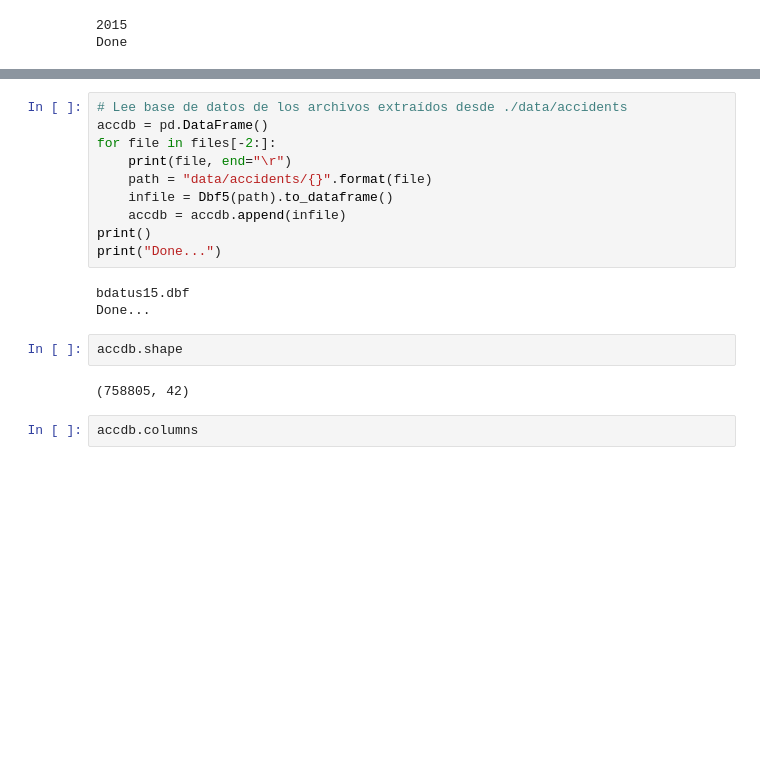
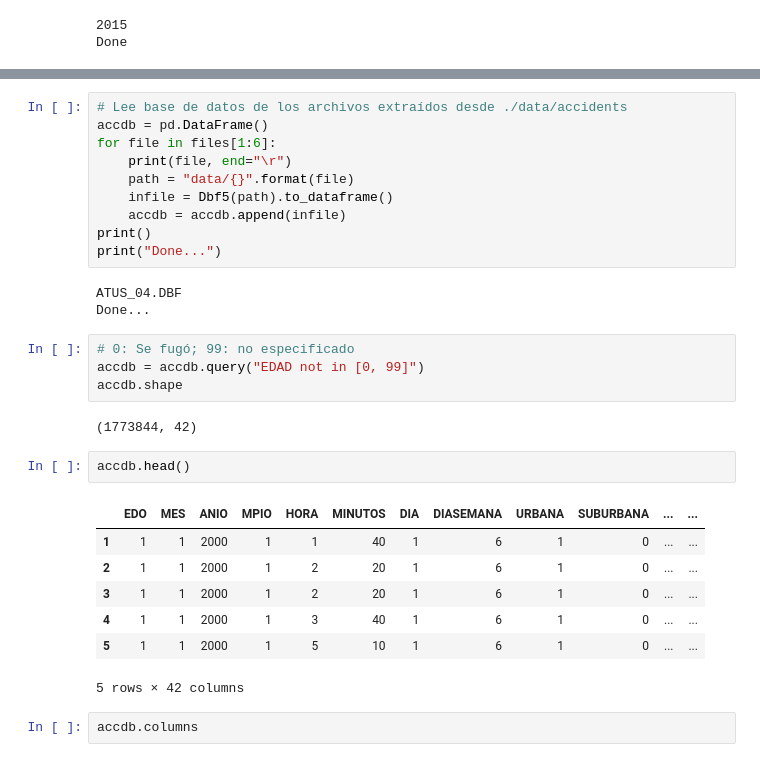
Before and after one commit to gerdm/machine_learning, a Jupyter notebook: analyses/pandas_analysis.ipynb, the cells around one changed output, grey strips where cells are left out. Saved outputs shown, nothing was run; the diff lists cells and outputs as text; blank space fills up the shorter version.

```diff
--- a/analyses/pandas_analysis.ipynb
+++ b/analyses/pandas_analysis.ipynb
@@ -106,20 +106,32 @@ files
 # %%
 # Lee base de datos de los archivos extraídos desde ./data/accidents
 accdb = pd.DataFrame()
-for file in files[-2:]:
+for file in files[1:6]:
     print(file, end="\r")
-    path = "data/accidents/{}".format(file)
+    path = "data/{}".format(file)
     infile = Dbf5(path).to_dataframe()
     accdb = accdb.append(infile)
 print()
 print("Done...")
 # %% [output]
-bdatus15.dbf
+ATUS_04.DBF
 Done...
+# %%
+# 0: Se fugó; 99: no especificado
+accdb = accdb.query("EDAD not in [0, 99]")
+accdb.shape
+# %% [output]
+(1773844, 42)
 # %%
-accdb.shape
+accdb.head()
 # %% [output]
+|  | EDO | MES | ANIO | MPIO | HORA | MINUTOS | DIA | DIASEMANA | URBANA | SUBURBANA | ... | ... |
+| 1 | 1 | 1 | 2000 | 1 | 1 | 40 | 1 | 6 | 1 | 0 | ... | ... |
+| 2 | 1 | 1 | 2000 | 1 | 2 | 20 | 1 | 6 | 1 | 0 | ... | ... |
+| 3 | 1 | 1 | 2000 | 1 | 2 | 20 | 1 | 6 | 1 | 0 | ... | ... |
+| 4 | 1 | 1 | 2000 | 1 | 3 | 40 | 1 | 6 | 1 | 0 | ... | ... |
+| 5 | 1 | 1 | 2000 | 1 | 5 | 10 | 1 | 6 | 1 | 0 | ... | ... |
-(758805, 42)
+5 rows × 42 columns
 # %%
 accdb.columns
 # %% [output]
```
Also changed, not shown: parts of 12 cells of this notebook, 1 other file.
